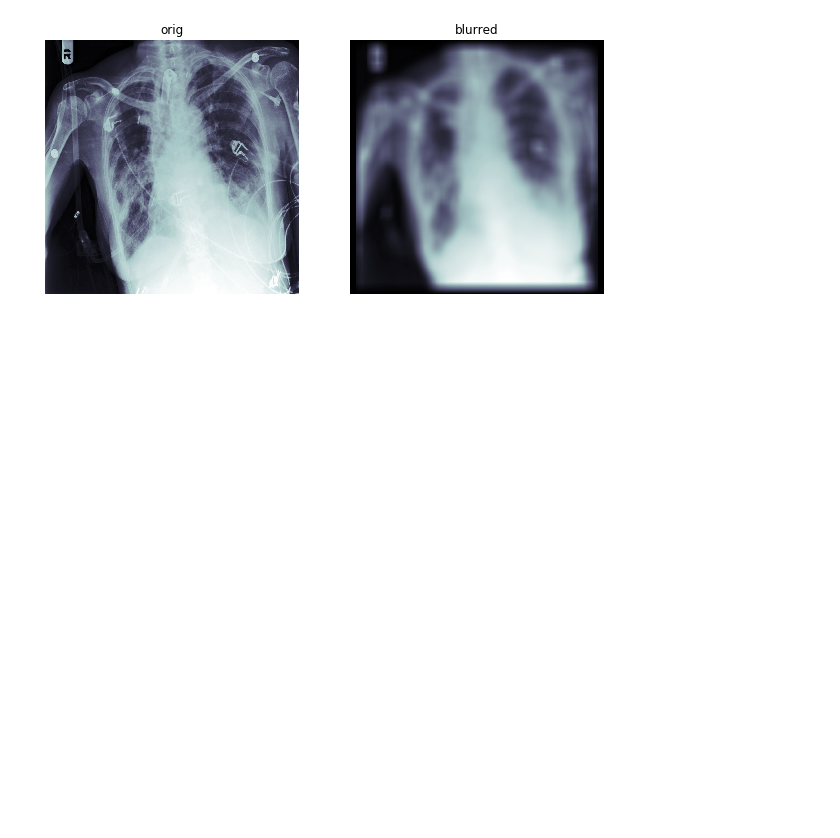
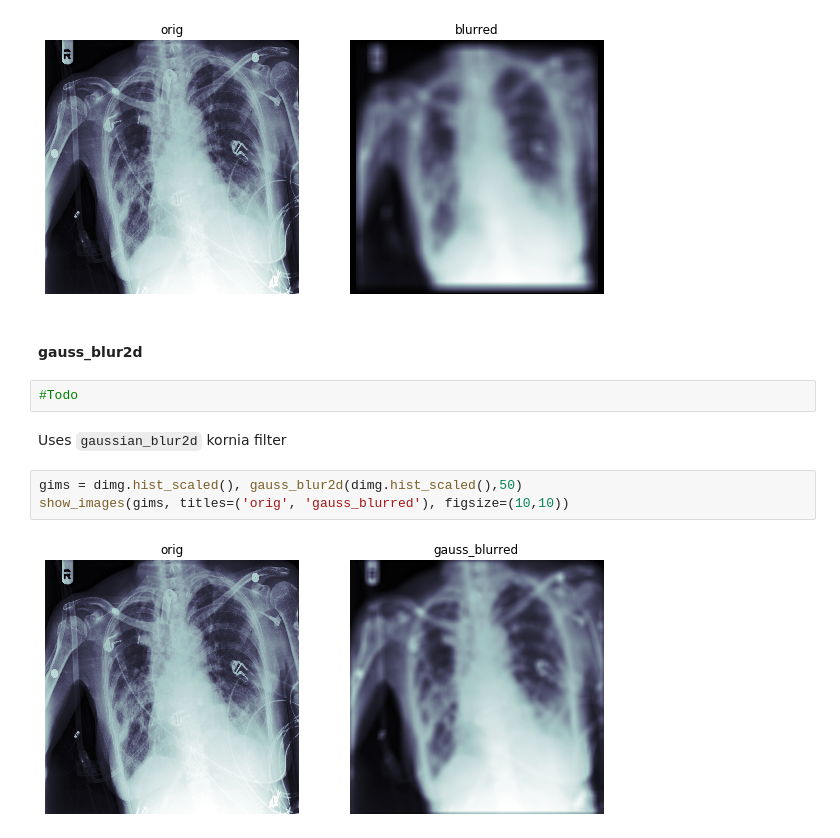
Before and after one commit to asvcode/covid19-translations, a Jupyter notebook: _notebooks/2020-04-28-Medical-Imaging-Part2.ipynb, the cells around one changed output. Cells and saved outputs as stored; diff of their text form; blank space fills up the shorter version.

```diff
--- a/_notebooks/2020-04-28-Medical-Imaging-Part2.ipynb
+++ b/_notebooks/2020-04-28-Medical-Imaging-Part2.ipynb
@@ -48,3 +48,14 @@ ims = dimg.hist_scaled(), uniform_blur2d(dimg.hist_scaled(),50)
 show_images(ims, titles=('orig', 'blurred'), figsize=(10,10))
 # %% [output]
 [figure]
+# %% [markdown]
+#### gauss_blur2d
+# %%
+#Todo
+# %% [markdown]
+Uses `gaussian_blur2d` kornia filter
+# %%
+gims = dimg.hist_scaled(), gauss_blur2d(dimg.hist_scaled(),50)
+show_images(gims, titles=('orig', 'gauss_blurred'), figsize=(10,10))
+# %% [output]
+[figure, added]
```
Also changed, not shown: parts of 5 cells of this notebook.
